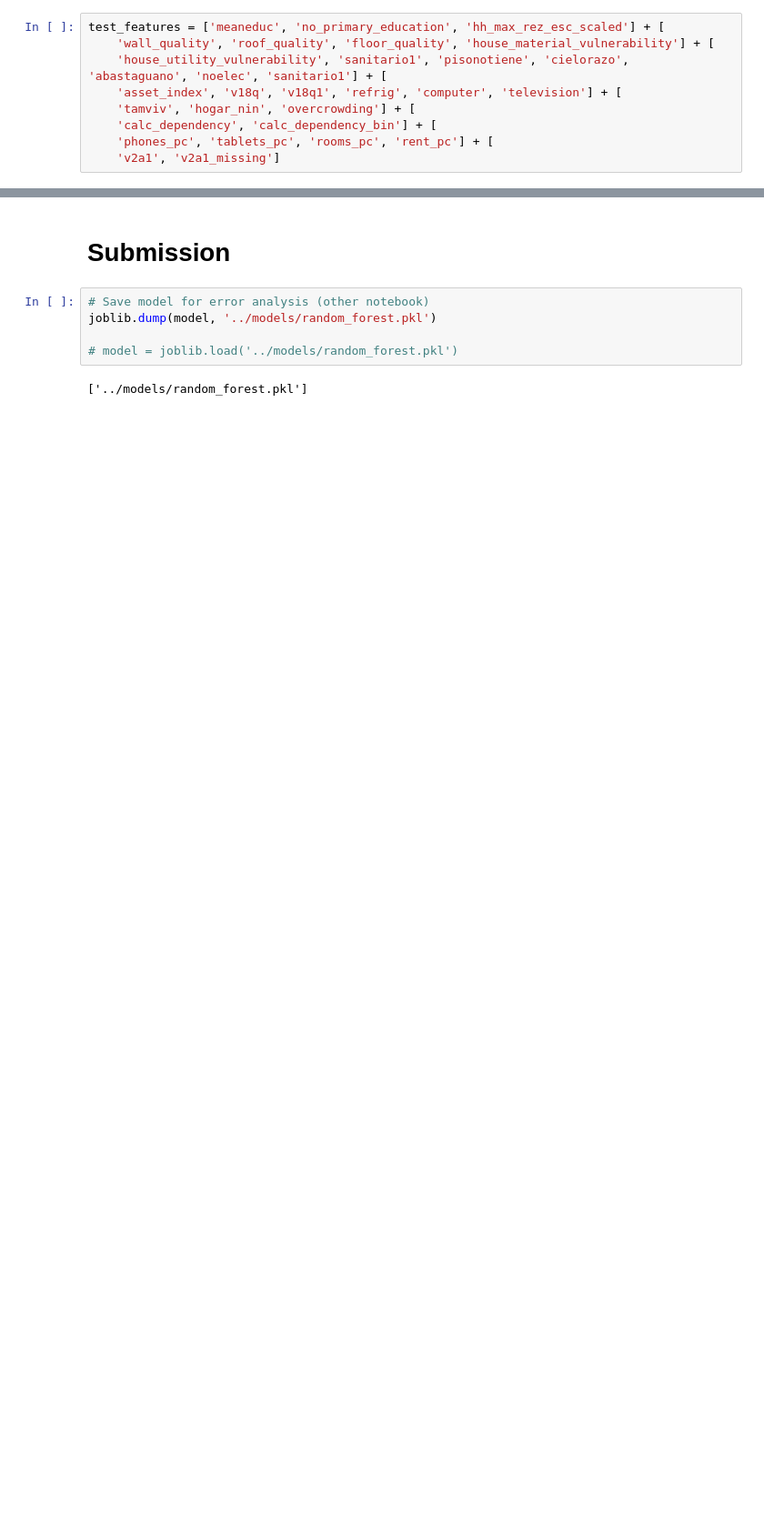
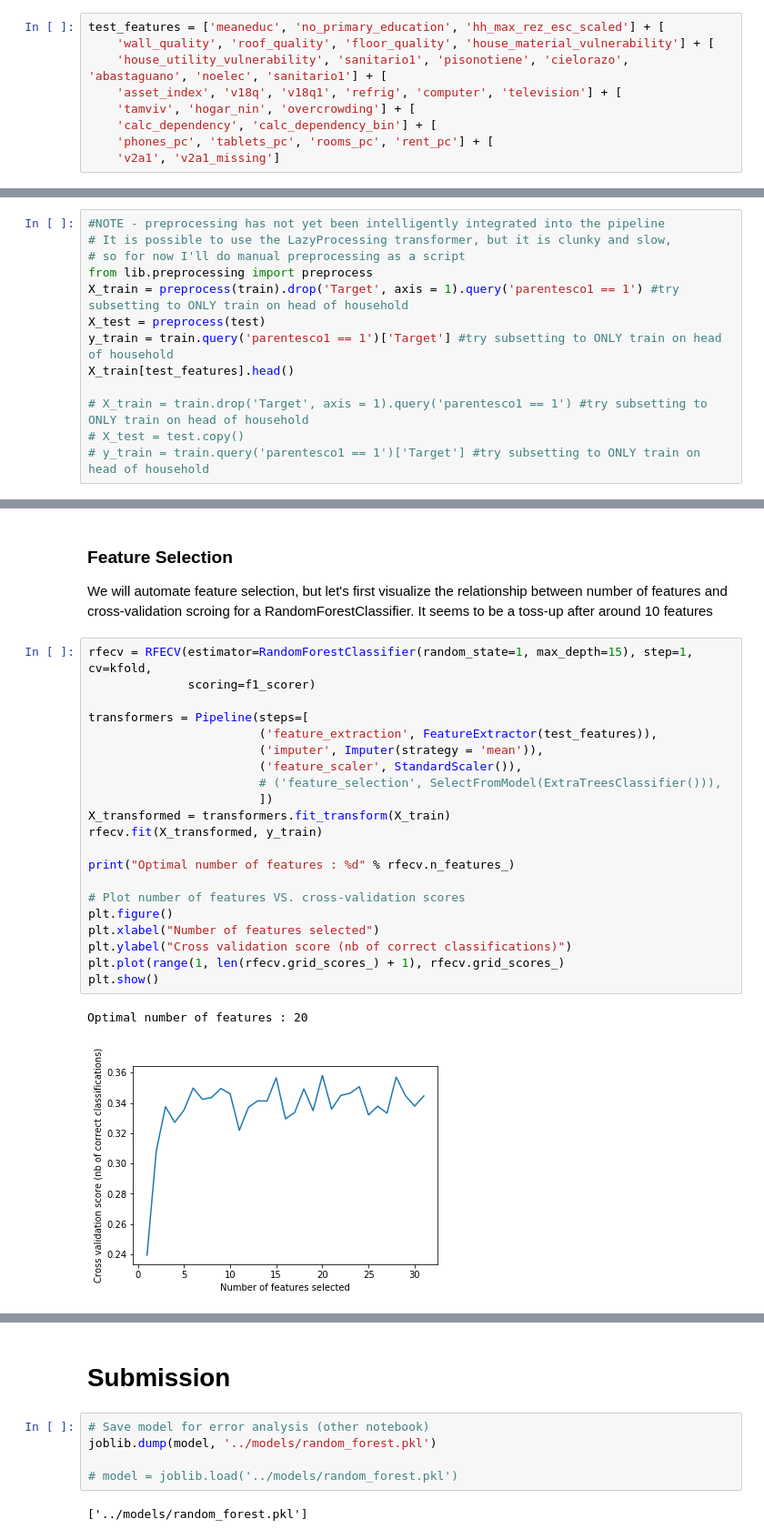
Before and after one commit to zwrankin/poverty_prediction, a Jupyter notebook: notebooks/09_10_second_model_expand_pipelines.ipynb, the cells around one changed output, grey strips where cells are left out. Shown at 91% size. Cells and saved outputs as stored; diff of their text form; blank space fills up the shorter version.

Commit message:
clean up model notebook, including adding learning curve, feature selection, and confusion matrix plots

```diff
--- a/notebooks/09_10_second_model_expand_pipelines.ipynb
+++ b/notebooks/09_10_second_model_expand_pipelines.ipynb
@@ -81,0 +60,13 @@ kfold = StratifiedKFold(n_splits=5, random_state=1)
+# %%
+#NOTE - preprocessing has not yet been intelligently integrated into the pipeline
+# It is possible to use the LazyProcessing transformer, but it is clunky and slow,
+# so for now I'll do manual preprocessing as a script
+from lib.preprocessing import preprocess
+X_train = preprocess(train).drop('Target', axis = 1).query('parentesco1 == 1') #try subsetting to ONLY train on head of household
+X_test = preprocess(test)
+y_train = train.query('parentesco1 == 1')['Target'] #try subsetting to ONLY train on head of household
+X_train[test_features].head()
+
+# X_train = train.drop('Target', axis = 1).query('parentesco1 == 1') #try subsetting to ONLY train on head of household
+# X_test = test.copy()
+# y_train = train.query('parentesco1 == 1')['Target'] #try subsetting to ONLY train on head of household
@@ -81,0 +81,27 @@ kfold = StratifiedKFold(n_splits=5, random_state=1)
+# %% [markdown]
+### Feature Selection
+We will automate feature selection, but let's first visualize the relationship between number of features and cross-validation scroing for a RandomForestClassifier. It seems to be a toss-up after around 10 features
+# %%
+rfecv = RFECV(estimator=RandomForestClassifier(random_state=1, max_depth=15), step=1, cv=kfold,
+              scoring=f1_scorer)
+
+transformers = Pipeline(steps=[
+                        ('feature_extraction', FeatureExtractor(test_features)),
+                        ('imputer', Imputer(strategy = 'mean')),
+                        ('feature_scaler', StandardScaler()),
+                        # ('feature_selection', SelectFromModel(ExtraTreesClassifier())),
+                        ])
+X_transformed = transformers.fit_transform(X_train)
+rfecv.fit(X_transformed, y_train)
+
+print("Optimal number of features : %d" % rfecv.n_features_)
+
+# Plot number of features VS. cross-validation scores
+plt.figure()
+plt.xlabel("Number of features selected")
+plt.ylabel("Cross validation score (nb of correct classifications)")
+plt.plot(range(1, len(rfecv.grid_scores_) + 1), rfecv.grid_scores_)
+plt.show()
+# %% [output]
+Optimal number of features : 20
+[figure, added]
```
Also changed, not shown: parts of 21 cells of this notebook.
